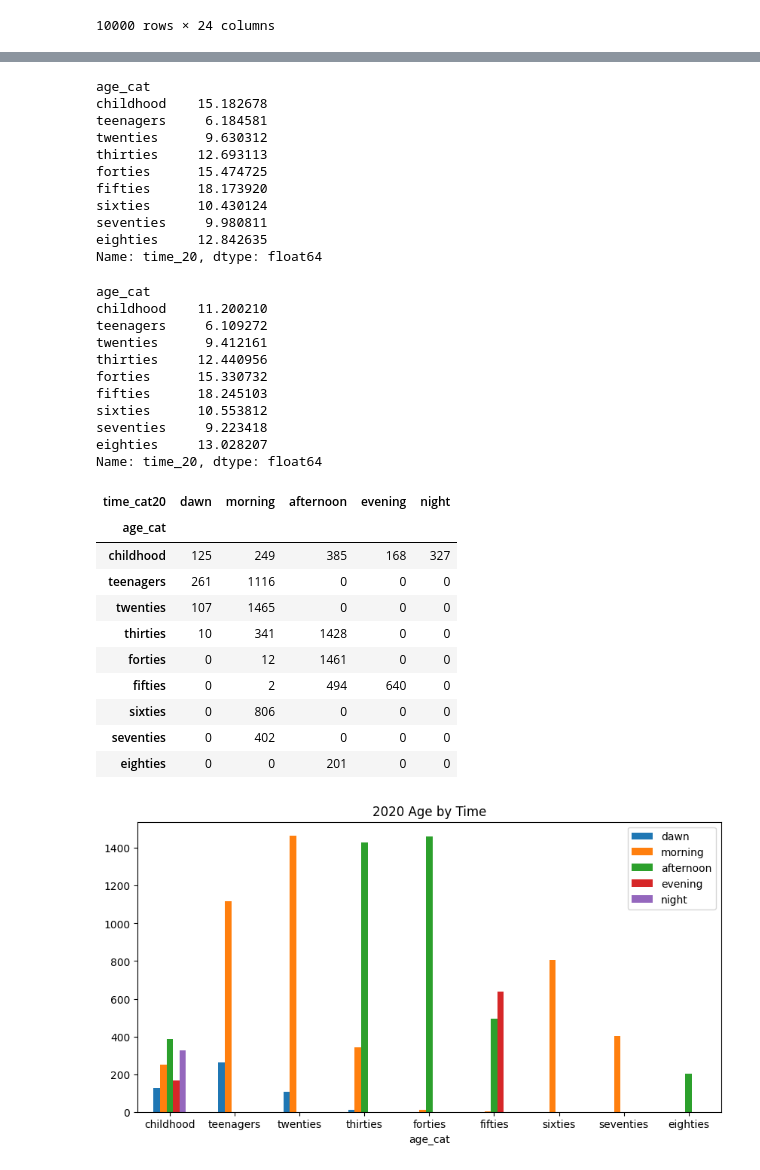
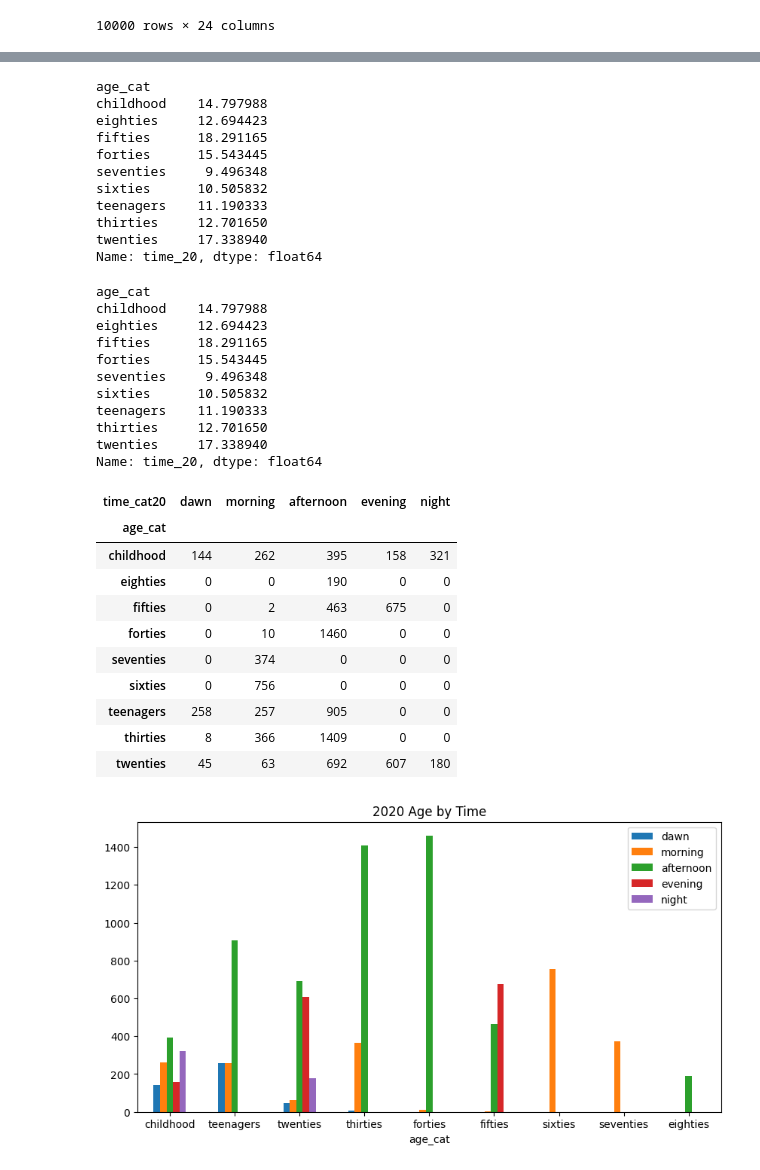
Before and after one commit to yk91412/kita_2404, a Jupyter notebook: m3_분석라이브러리/통계/m3_데이터분석_실습평가.ipynb, the cells around one changed output, grey strips where cells are left out. Cells and saved outputs as stored; diff of their text form; code cells hidden in the pictures.

```diff
--- a/m3_분석라이브러리/통계/m3_데이터분석_실습평가.ipynb
+++ b/m3_분석라이브러리/통계/m3_데이터분석_실습평가.ipynb
@@ -364,3 +648,9 @@ year            0
 month           0
 days            0
 dtype: int64
+# %%
+# 결측치 처리
+data.price_20.fillna(data.price_20.mean(),inplace=True)
+data.price_21.fillna(data.price_21.mean(),inplace=True)
+data.quantity_20.fillna(data.quantity_20.mean(),inplace=True)
+data.quantity_21.fillna(data.quantity_21.mean(),inplace=True)
@@ -517,6 +825,8 @@ def age_time(x):
         return x['time_20'] * 4
     elif 60 < x['age'] <= 80:
         return x['time_20'] * 0.5
+    elif 10 < x['age'] <=30:
+        return x['time_20'] * 1.8
     else:
         return x['time_20']
 
@@ -534,15 +844,15 @@ data['time_cat20'] = pd.cut(data['time_20'], bins=adjusted_bins, labels=labels)
 data.groupby('age_cat').time_20.mean()
 # %% [output]
 age_cat
-childhood    15.182678
-teenagers     6.184581
-twenties      9.630312
-thirties     12.693113
-forties      15.474725
-fifties      18.173920
-sixties      10.430124
-seventies     9.980811
-eighties     12.842635
+childhood    14.797988
+eighties     12.694423
+fifties      18.291165
+forties      15.543445
+seventies     9.496348
+sixties      10.505832
+teenagers    11.190333
+thirties     12.701650
+twenties     17.338940
 Name: time_20, dtype: float64
 # %%
 # 변경된 연령대별 시간 평균
@@ -551,15 +861,15 @@ data.groupby('age_cat').time_20.mean()
 # 60~70대의 구매한 시간 평균은 줄어들었다
 # %% [output]
 age_cat
-childhood    11.200210
-teenagers     6.109272
-twenties      9.412161
-thirties     12.440956
-forties      15.330732
-fifties      18.245103
-sixties      10.553812
-seventies     9.223418
-eighties     13.028207
+childhood    14.797988
+eighties     12.694423
+fifties      18.291165
+forties      15.543445
+seventies     9.496348
+sixties      10.505832
+teenagers    11.190333
+thirties     12.701650
+twenties     17.338940
 Name: time_20, dtype: float64
 # %%
 
@@ -568,26 +878,29 @@ age_by_time
 # %% [output]
 | time_cat20 | dawn | morning | afternoon | evening | night |
 | age_cat |  |  |  |  |  |
-| childhood | 125 | 249 | 385 | 168 | 327 |
-| teenagers | 261 | 1116 | 0 | 0 | 0 |
-| twenties | 107 | 1465 | 0 | 0 | 0 |
-| thirties | 10 | 341 | 1428 | 0 | 0 |
-| forties | 0 | 12 | 1461 | 0 | 0 |
-| fifties | 0 | 2 | 494 | 640 | 0 |
-| sixties | 0 | 806 | 0 | 0 | 0 |
-| seventies | 0 | 402 | 0 | 0 | 0 |
-| eighties | 0 | 0 | 201 | 0 | 0 |
+| childhood | 144 | 262 | 395 | 158 | 321 |
+| eighties | 0 | 0 | 190 | 0 | 0 |
+| fifties | 0 | 2 | 463 | 675 | 0 |
+| forties | 0 | 10 | 1460 | 0 | 0 |
+| seventies | 0 | 374 | 0 | 0 | 0 |
+| sixties | 0 | 756 | 0 | 0 | 0 |
+| teenagers | 258 | 257 | 905 | 0 | 0 |
+| thirties | 8 | 366 | 1409 | 0 | 0 |
+| twenties | 45 | 63 | 692 | 607 | 180 |
 # %%
 # 변경된 사항을 포함하여 다시 그린 그래프
 import matplotlib.pyplot as plt
+
+age_order = ['childhood', 'teenagers', 'twenties', 'thirties', 'forties', 'fifties', 'sixties', 'seventies', 'eighties']
+age_by_time = age_by_time.reindex(age_order)
 
 age_by_time.plot(kind ='bar',figsize=(10,5))
 plt.title('2020 Age by Time')
 plt.xticks(rotation=0)
 plt.legend()
 plt.show()
 # %% [output]
-[figure, old version]
+[figure, new version]
 # %%
 # insight 2 : 작년에 비해 가격이 떨어진 상품
 # 상품가치 파악
```
Also changed, not shown: parts of 83 cells of this notebook.
